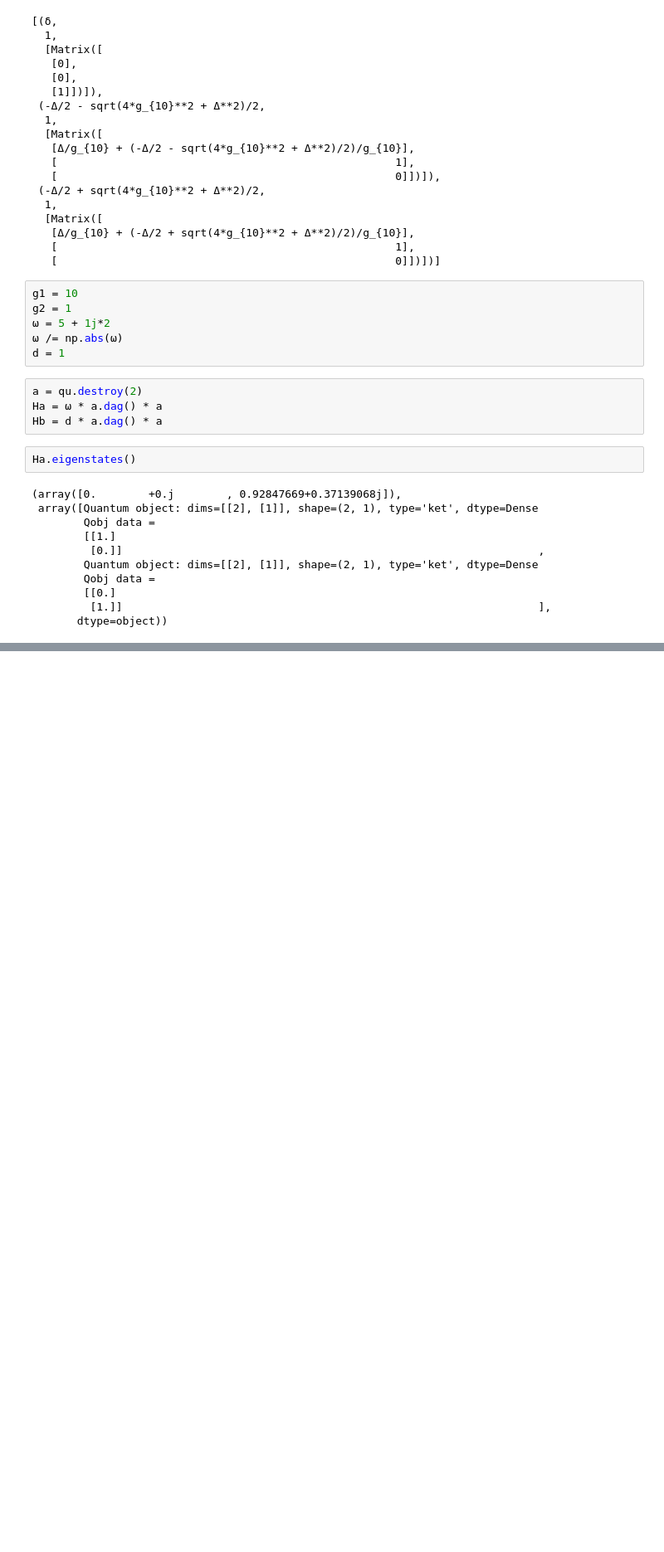
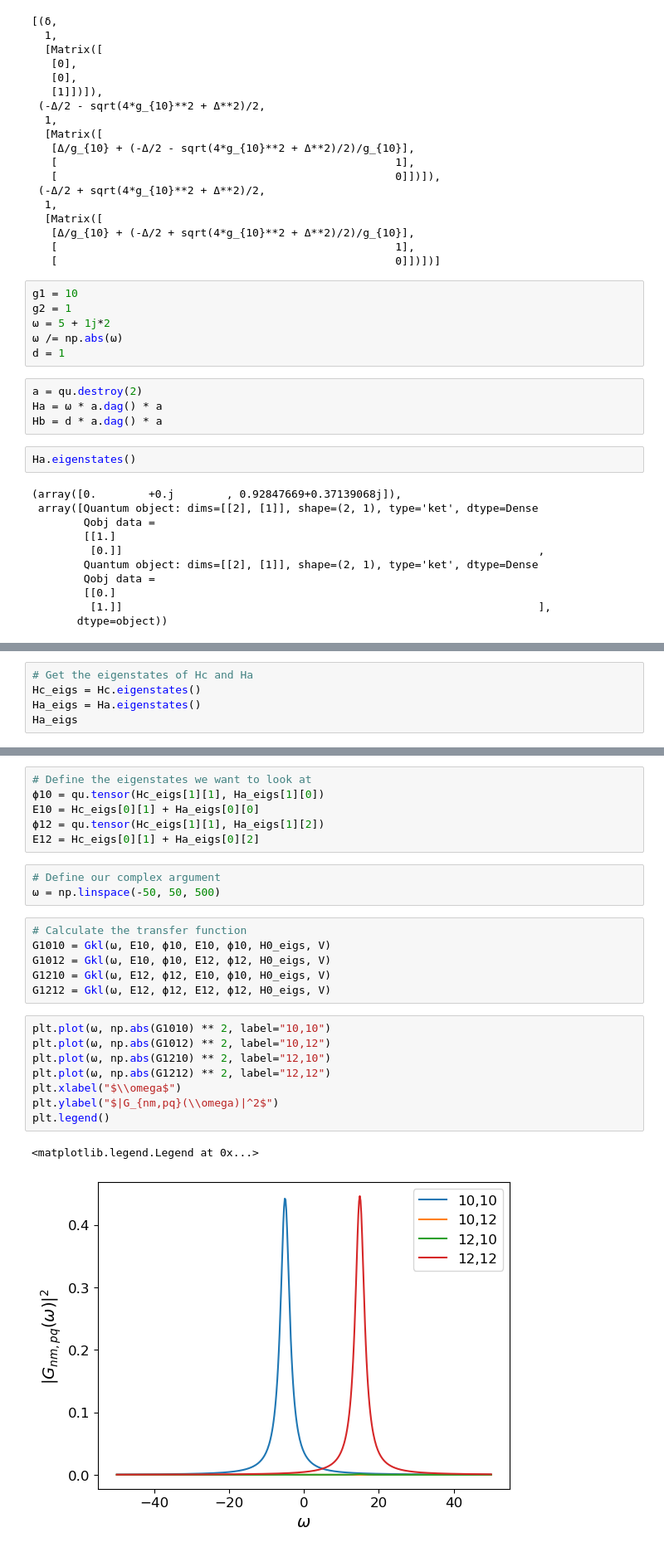
Before and after one commit to jleamer/mode_cooling, a Jupyter notebook: rydberg_calcs/gf_approach_1atom.ipynb, the cells around one changed output, grey strips where cells are left out. Shown at 83% size. Drawn from its saved outputs; the diff is of its cells as text; blank space fills up the shorter version.

```diff
--- a/rydberg_calcs/gf_approach_1atom.ipynb
+++ b/rydberg_calcs/gf_approach_1atom.ipynb
@@ -60,0 +190,5 @@ Ha.eigenstates()
+# %%
+# Get the eigenstates of Hc and Ha
+Hc_eigs = Hc.eigenstates()
+Ha_eigs = Ha.eigenstates()
+Ha_eigs
@@ -60,0 +216,26 @@ Ha.eigenstates()
+# %%
+# Define the eigenstates we want to look at
+ϕ10 = qu.tensor(Hc_eigs[1][1], Ha_eigs[1][0])
+E10 = Hc_eigs[0][1] + Ha_eigs[0][0]
+ϕ12 = qu.tensor(Hc_eigs[1][1], Ha_eigs[1][2])
+E12 = Hc_eigs[0][1] + Ha_eigs[0][2]
+# %%
+# Define our complex argument
+ω = np.linspace(-50, 50, 500)
+# %%
+# Calculate the transfer function
+G1010 = Gkl(ω, E10, ϕ10, E10, ϕ10, H0_eigs, V)
+G1012 = Gkl(ω, E10, ϕ10, E12, ϕ12, H0_eigs, V)
+G1210 = Gkl(ω, E12, ϕ12, E10, ϕ10, H0_eigs, V)
+G1212 = Gkl(ω, E12, ϕ12, E12, ϕ12, H0_eigs, V)
+# %%
+plt.plot(ω, np.abs(G1010) ** 2, label="10,10")
+plt.plot(ω, np.abs(G1012) ** 2, label="10,12")
+plt.plot(ω, np.abs(G1210) ** 2, label="12,10")
+plt.plot(ω, np.abs(G1212) ** 2, label="12,12")
+plt.xlabel("$\\omega$")
+plt.ylabel("$|G_{nm,pq}(\\omega)|^2$")
+plt.legend()
+# %% [output]
+<matplotlib.legend.Legend at 0x...>
+[figure, added]
```
Also changed, not shown: parts of 20 cells of this notebook, 1 other file.
